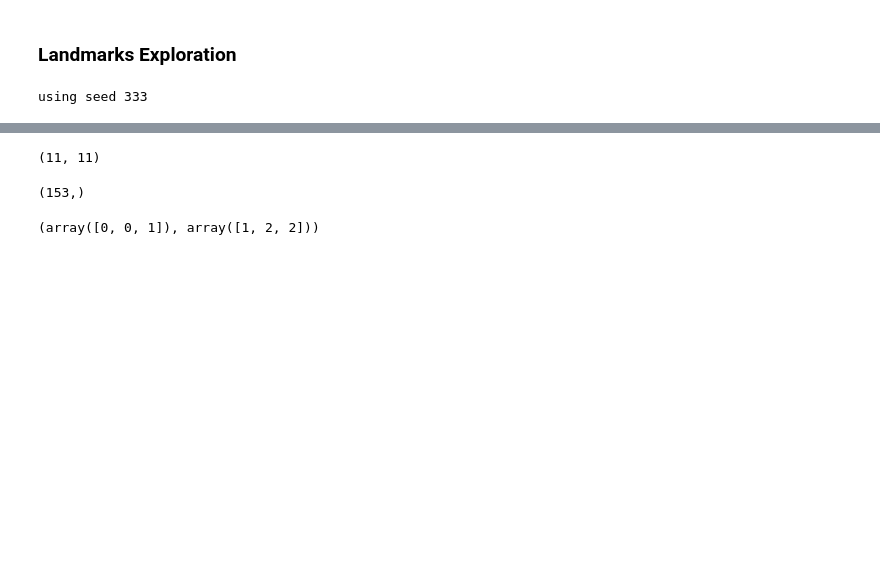
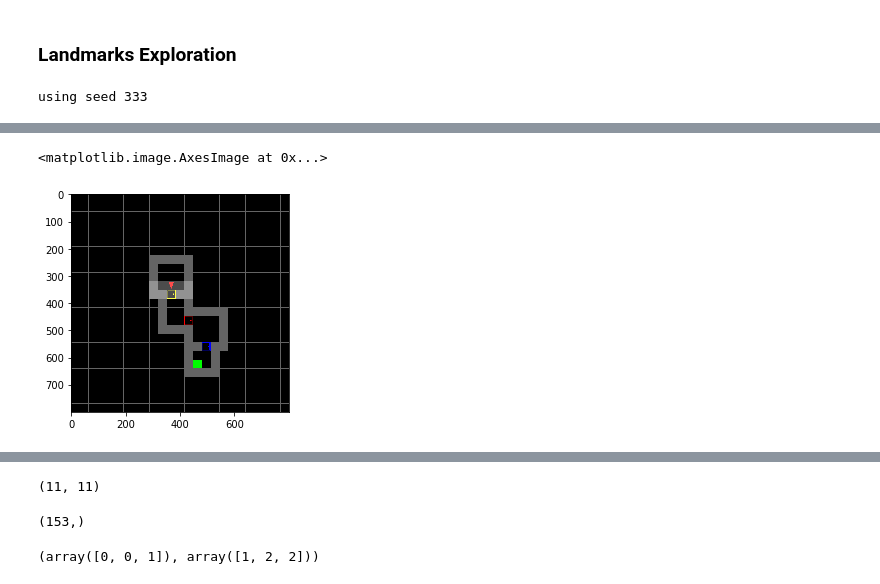
Before and after one commit to 2016choang/sfl, a Jupyter notebook: playground/new-envs.ipynb, the cells around one changed output, grey strips where cells are left out. Cells and saved outputs as stored; diff of their text form; code cells hidden in the pictures; blank space fills up the shorter version.

```diff
--- a/playground/new-envs.ipynb
+++ b/playground/new-envs.ipynb
@@ -49,0 +68,8 @@ using seed 333
+# %%
+# env.step(0)
+env.step(1)
+# env.step(2)
+plt.imshow(env.render(4))
+# %% [output]
+<matplotlib.image.AxesImage at 0x...>
+[figure, added]
```
Also changed, not shown: parts of 8 cells of this notebook, 7 other files.
